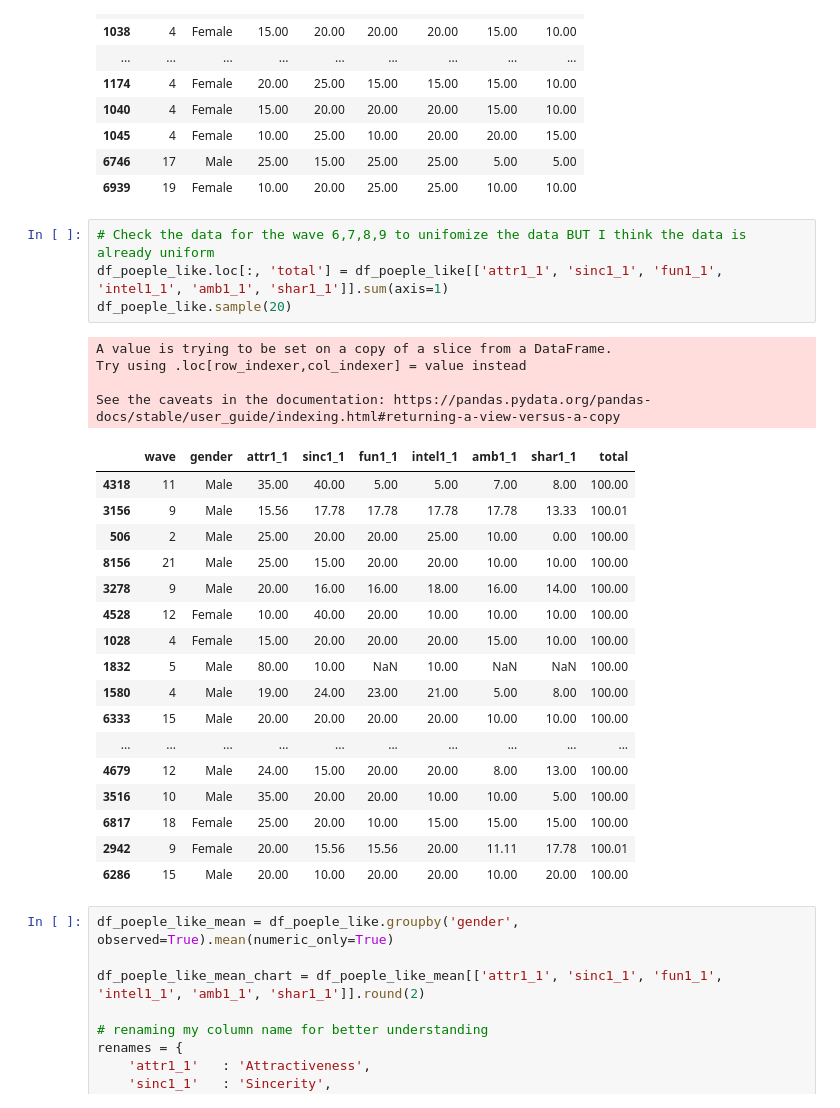
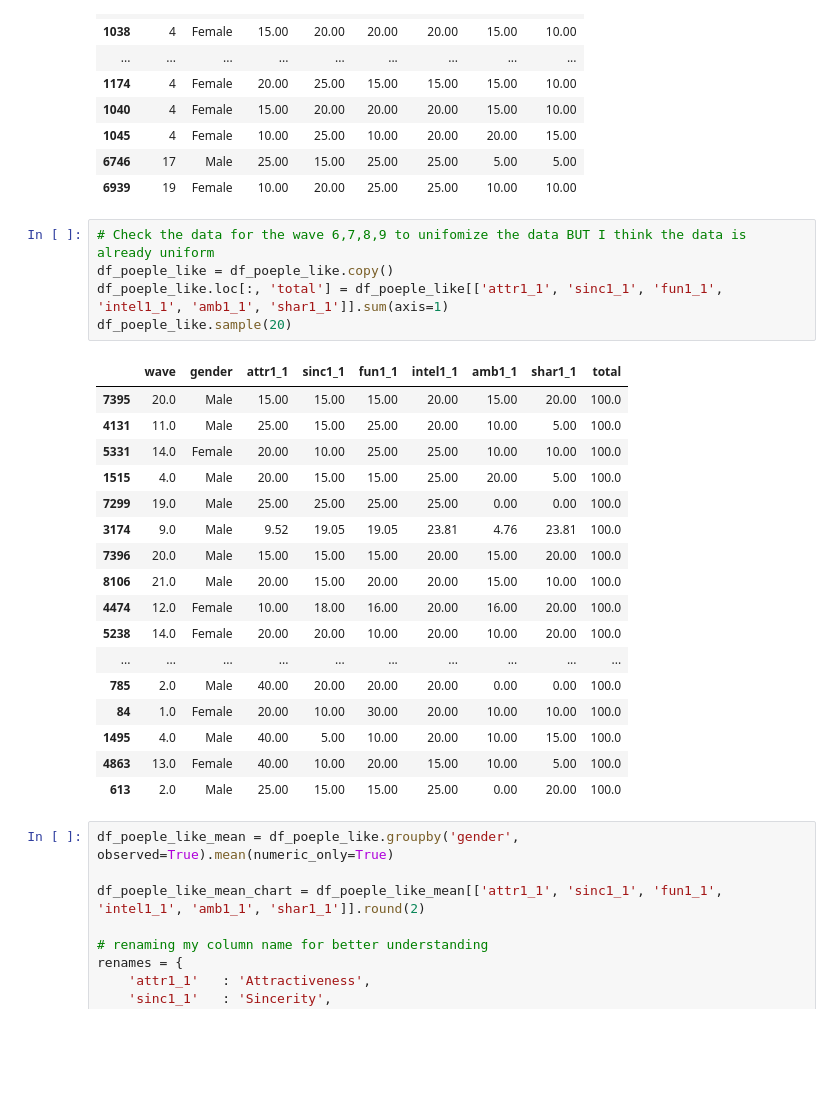
Before and after one commit to Quentin-qha/Jedha, a Jupyter notebook: 02_exploratory_data_analysis/speed_dating__tinder/project_speed_dating_tinder.ipynb, the cells around one changed output. Saved outputs shown, nothing was run; the diff lists cells and outputs as text; blank space fills up the shorter version.

```diff
--- a/02_exploratory_data_analysis/speed_dating__tinder/project_speed_dating_tinder.ipynb
+++ b/02_exploratory_data_analysis/speed_dating__tinder/project_speed_dating_tinder.ipynb
@@ -507,30 +507,27 @@ df_poeple_like.sample(25)
 | 6939 | 19 | Female | 10.00 | 20.00 | 25.00 | 25.00 | 10.00 | 10.00 |
 # %%
 # Check the data for the wave 6,7,8,9 to unifomize the data BUT I think the data is already uniform
+df_poeple_like = df_poeple_like.copy()
 df_poeple_like.loc[:, 'total'] = df_poeple_like[['attr1_1', 'sinc1_1', 'fun1_1', 'intel1_1', 'amb1_1', 'shar1_1']].sum(axis=1)
 df_poeple_like.sample(20)
 # %% [output]
-A value is trying to be set on a copy of a slice from a DataFrame.
-Try using .loc[row_indexer,col_indexer] = value instead
-
-See the caveats in the documentation: https://pandas.pydata.org/pandas-docs/stable/user_guide/indexing.html#returning-a-view-versus-a-copy
 |  | wave | gender | attr1_1 | sinc1_1 | fun1_1 | intel1_1 | amb1_1 | shar1_1 | total |
-| 4318 | 11 | Male | 35.00 | 40.00 | 5.00 | 5.00 | 7.00 | 8.00 | 100.00 |
-| 3156 | 9 | Male | 15.56 | 17.78 | 17.78 | 17.78 | 17.78 | 13.33 | 100.01 |
-| 506 | 2 | Male | 25.00 | 20.00 | 20.00 | 25.00 | 10.00 | 0.00 | 100.00 |
-| 8156 | 21 | Male | 25.00 | 15.00 | 20.00 | 20.00 | 10.00 | 10.00 | 100.00 |
-| 3278 | 9 | Male | 20.00 | 16.00 | 16.00 | 18.00 | 16.00 | 14.00 | 100.00 |
-| 4528 | 12 | Female | 10.00 | 40.00 | 20.00 | 10.00 | 10.00 | 10.00 | 100.00 |
-| 1028 | 4 | Female | 15.00 | 20.00 | 20.00 | 20.00 | 15.00 | 10.00 | 100.00 |
-| 1832 | 5 | Male | 80.00 | 10.00 | NaN | 10.00 | NaN | NaN | 100.00 |
-| 1580 | 4 | Male | 19.00 | 24.00 | 23.00 | 21.00 | 5.00 | 8.00 | 100.00 |
-| 6333 | 15 | Male | 20.00 | 20.00 | 20.00 | 20.00 | 10.00 | 10.00 | 100.00 |
+| 7395 | 20.0 | Male | 15.00 | 15.00 | 15.00 | 20.00 | 15.00 | 20.00 | 100.0 |
+| 4131 | 11.0 | Male | 25.00 | 15.00 | 25.00 | 20.00 | 10.00 | 5.00 | 100.0 |
+| 5331 | 14.0 | Female | 20.00 | 10.00 | 25.00 | 25.00 | 10.00 | 10.00 | 100.0 |
+| 1515 | 4.0 | Male | 20.00 | 15.00 | 15.00 | 25.00 | 20.00 | 5.00 | 100.0 |
+| 7299 | 19.0 | Male | 25.00 | 25.00 | 25.00 | 25.00 | 0.00 | 0.00 | 100.0 |
+| 3174 | 9.0 | Male | 9.52 | 19.05 | 19.05 | 23.81 | 4.76 | 23.81 | 100.0 |
+| 7396 | 20.0 | Male | 15.00 | 15.00 | 15.00 | 20.00 | 15.00 | 20.00 | 100.0 |
+| 8106 | 21.0 | Male | 20.00 | 15.00 | 20.00 | 20.00 | 15.00 | 10.00 | 100.0 |
+| 4474 | 12.0 | Female | 10.00 | 18.00 | 16.00 | 20.00 | 16.00 | 20.00 | 100.0 |
+| 5238 | 14.0 | Female | 20.00 | 20.00 | 10.00 | 20.00 | 10.00 | 20.00 | 100.0 |
 | ... | ... | ... | ... | ... | ... | ... | ... | ... | ... |
-| 4679 | 12 | Male | 24.00 | 15.00 | 20.00 | 20.00 | 8.00 | 13.00 | 100.00 |
-| 3516 | 10 | Male | 35.00 | 20.00 | 20.00 | 10.00 | 10.00 | 5.00 | 100.00 |
-| 6817 | 18 | Female | 25.00 | 20.00 | 10.00 | 15.00 | 15.00 | 15.00 | 100.00 |
-| 2942 | 9 | Female | 20.00 | 15.56 | 15.56 | 20.00 | 11.11 | 17.78 | 100.01 |
-| 6286 | 15 | Male | 20.00 | 10.00 | 20.00 | 20.00 | 10.00 | 20.00 | 100.00 |
+| 785 | 2.0 | Male | 40.00 | 20.00 | 20.00 | 20.00 | 0.00 | 0.00 | 100.0 |
+| 84 | 1.0 | Female | 20.00 | 10.00 | 30.00 | 20.00 | 10.00 | 10.00 | 100.0 |
+| 1495 | 4.0 | Male | 40.00 | 5.00 | 10.00 | 20.00 | 10.00 | 15.00 | 100.0 |
+| 4863 | 13.0 | Female | 40.00 | 10.00 | 20.00 | 15.00 | 10.00 | 5.00 | 100.0 |
+| 613 | 2.0 | Male | 25.00 | 15.00 | 15.00 | 25.00 | 0.00 | 20.00 | 100.0 |
 # %%
 df_poeple_like_mean = df_poeple_like.groupby('gender', observed=True).mean(numeric_only=True)
 
```
